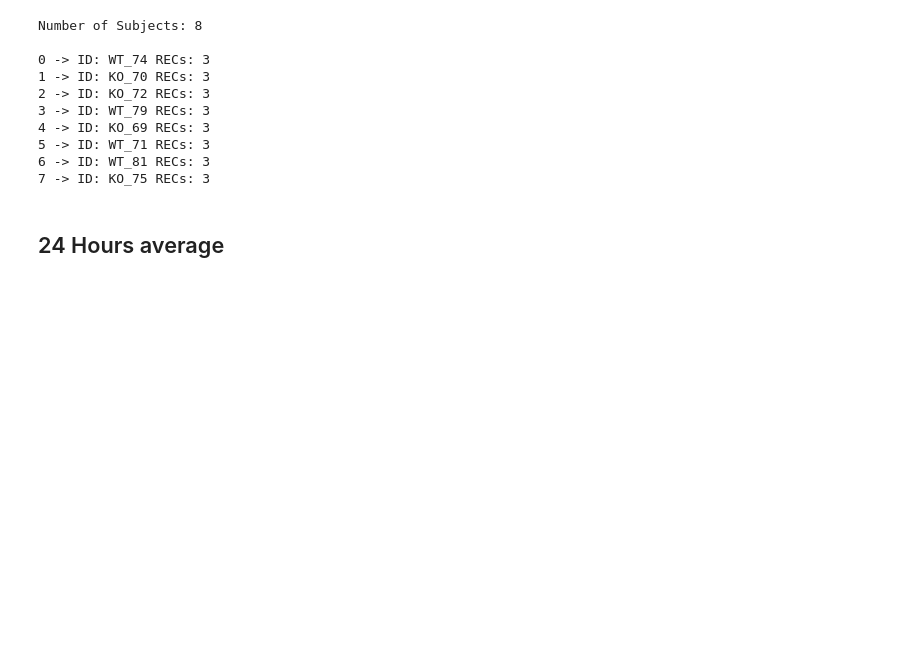
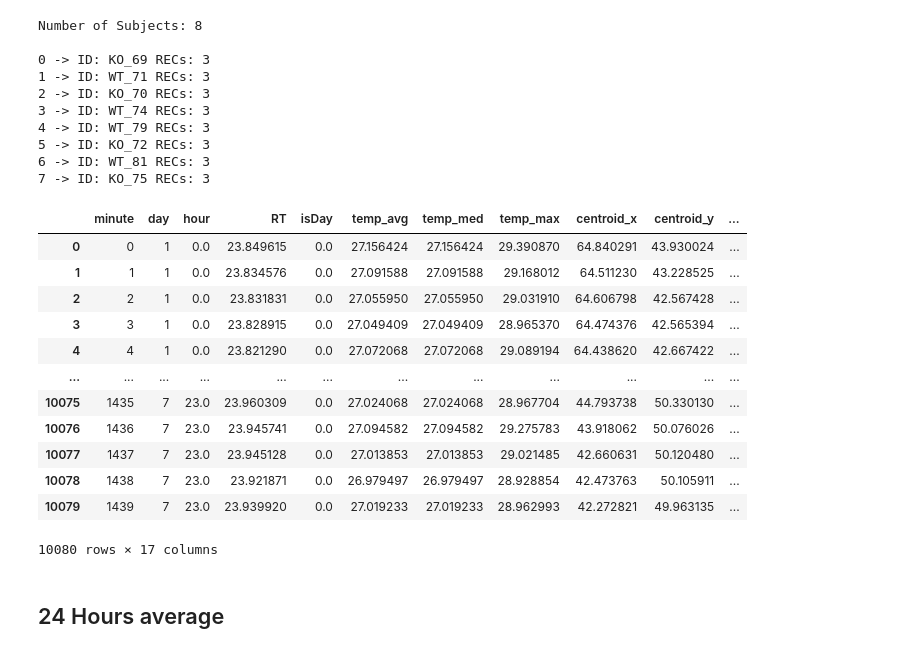
Before and after one commit to raffaelemazziotti/thermal_labeler, a Jupyter notebook: analysis_dask_3.ipynb, the cells around one changed output. Drawn from its saved outputs; the diff is of its cells as text; code cells hidden in the pictures; blank space fills up the shorter version.

```diff
--- a/analysis_dask_3.ipynb
+++ b/analysis_dask_3.ipynb
@@ -12,17 +12,33 @@ from thermal_lib import *
 # %%
 
 pth = r'D:\thermography\cdkl5_thermal_behaviour_group1\unico'
-pth = None
+#pth = None
 sub = Subjects(pth)
 print(sub)
 # %% [output]
 Number of Subjects: 8
 
-0 -> ID: WT_74 RECs: 3
-1 -> ID: KO_70 RECs: 3
-2 -> ID: KO_72 RECs: 3
-3 -> ID: WT_79 RECs: 3
-4 -> ID: KO_69 RECs: 3
-5 -> ID: WT_71 RECs: 3
+0 -> ID: KO_69 RECs: 3
+1 -> ID: WT_71 RECs: 3
+2 -> ID: KO_70 RECs: 3
+3 -> ID: WT_74 RECs: 3
+4 -> ID: WT_79 RECs: 3
+5 -> ID: KO_72 RECs: 3
 6 -> ID: WT_81 RECs: 3
 7 -> ID: KO_75 RECs: 3
+# %%
+sub.get_data_min(0)
+# %% [output]
+|  | minute | day | hour | RT | isDay | temp_avg | temp_med | temp_max | centroid_x | centroid_y | ... |
+| 0 | 0 | 1 | 0.0 | 23.849615 | 0.0 | 27.156424 | 27.156424 | 29.390870 | 64.840291 | 43.930024 | ... |
+| 1 | 1 | 1 | 0.0 | 23.834576 | 0.0 | 27.091588 | 27.091588 | 29.168012 | 64.511230 | 43.228525 | ... |
+| 2 | 2 | 1 | 0.0 | 23.831831 | 0.0 | 27.055950 | 27.055950 | 29.031910 | 64.606798 | 42.567428 | ... |
+| 3 | 3 | 1 | 0.0 | 23.828915 | 0.0 | 27.049409 | 27.049409 | 28.965370 | 64.474376 | 42.565394 | ... |
+| 4 | 4 | 1 | 0.0 | 23.821290 | 0.0 | 27.072068 | 27.072068 | 29.089194 | 64.438620 | 42.667422 | ... |
+| ... | ... | ... | ... | ... | ... | ... | ... | ... | ... | ... | ... |
+| 10075 | 1435 | 7 | 23.0 | 23.960309 | 0.0 | 27.024068 | 27.024068 | 28.967704 | 44.793738 | 50.330130 | ... |
+| 10076 | 1436 | 7 | 23.0 | 23.945741 | 0.0 | 27.094582 | 27.094582 | 29.275783 | 43.918062 | 50.076026 | ... |
+| 10077 | 1437 | 7 | 23.0 | 23.945128 | 0.0 | 27.013853 | 27.013853 | 29.021485 | 42.660631 | 50.120480 | ... |
+| 10078 | 1438 | 7 | 23.0 | 23.921871 | 0.0 | 26.979497 | 26.979497 | 28.928854 | 42.473763 | 50.105911 | ... |
+| 10079 | 1439 | 7 | 23.0 | 23.939920 | 0.0 | 27.019233 | 27.019233 | 28.962993 | 42.272821 | 49.963135 | ... |
+10080 rows × 17 columns
```
Also changed, not shown: parts of 5 cells of this notebook.
